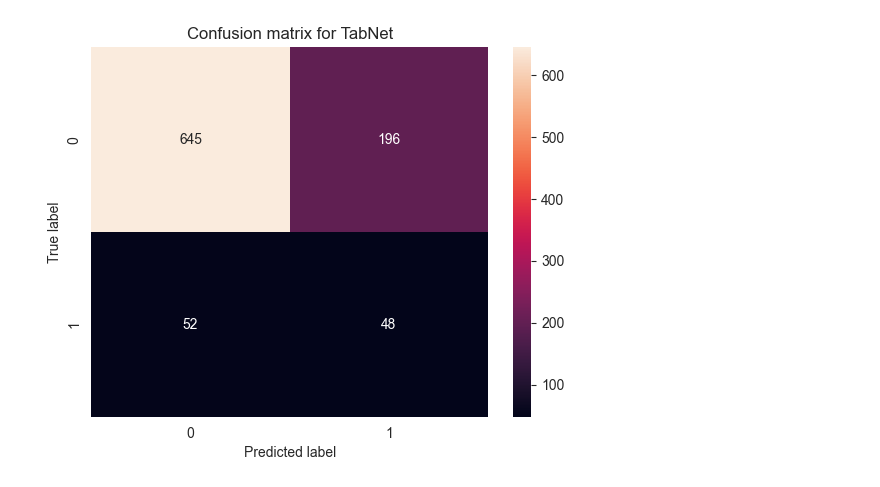
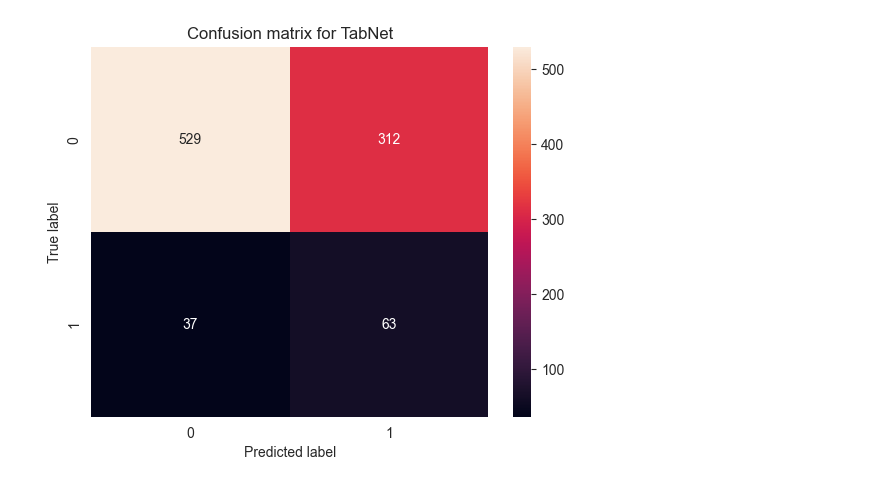
Before and after one commit to liamlup/Precdicting_Depression_BDL, a Jupyter notebook: ML_models.ipynb, the cells around one changed output. Saved outputs shown, nothing was run; the diff lists cells and outputs as text; code cells hidden in the pictures.

Commit message:
feature selection

```diff
--- a/ML_models.ipynb
+++ b/ML_models.ipynb
@@ -27,20 +25,34 @@ To enable the following instructions: AVX2 AVX512F AVX512_VNNI FMA, in other ope
 # %%
 # load data
 df = pd.read_csv('data/combined.csv')
-x = df.drop('depression', axis=1)
+X = df.drop('depression', axis=1)
 y = df['depression']
 
-# train test split
-x_train, x_test, y_train, y_test = train_test_split(x, y, test_size=0.2, random_state=42)
+# select 20 most important features
+f_values, p_values = f_classif(X, y)
 
-# normalize data
-scaler = MinMaxScaler()
-x_train = scaler.fit_transform(x_train)
-x_test = scaler.transform(x_test)
 
-# SMOTE
-sm = SMOTE(random_state=42)
-x_train, y_train = sm.fit_resample(x_train, y_train)
+f_test = pd.DataFrame({
+    'Feature': X.columns,
+    'F-value': f_values,
+    'p-value': p_values
+})
+
+f_test = f_test.sort_values(by='F-value', ascending=False)
+
+# select 20 most important features
+x = X[f_test['Feature'][:20]]
+# %%
+# normalize data
+scaler = MinMaxScaler()
+x = scaler.fit_transform(x)
+
+# train test split
+x_train, x_test, y_train, y_test = train_test_split(x, y, test_size=0.2, random_state=42)
+
+# SMOTE
+sm = SMOTE(random_state=42)
+x_train, y_train = sm.fit_resample(x_train, y_train)
 # %%
 # logistic regression
 model1 = LogisticRegression(max_iter=1000)
@@ -208,10 +214,14 @@ weighted avg       0.84      0.83      0.83       941
 [figure]
 # %%
 # tabnet
-params = {'optimizer_params':dict(lr=0.001)}
+params = {'optimizer_params':dict(lr=0.001),
+          'verbose':0}
 
 # create validation set
+x_train, x_test, y_train, y_test = train_test_split(x, y, test_size=0.2, random_state=42)
 x_train, x_val, y_train, y_val = train_test_split(x_train, y_train, test_size=0.2, random_state=42)
+sm = SMOTE(random_state=42)
+x_train, y_train = sm.fit_resample(x_train, y_train)
 
 clf = TabNetClassifier(**params)
 clf.fit(x_train, y_train,
@@ -250,4 +254,4 @@ weighted avg       0.85      0.74      0.78       941
-[figure, old version]
+[figure, new version]
 # %%
 # plot AUC ROC curve
 # logistic regression
```
Also changed, not shown: parts of 8 cells of this notebook, 1 other file.
